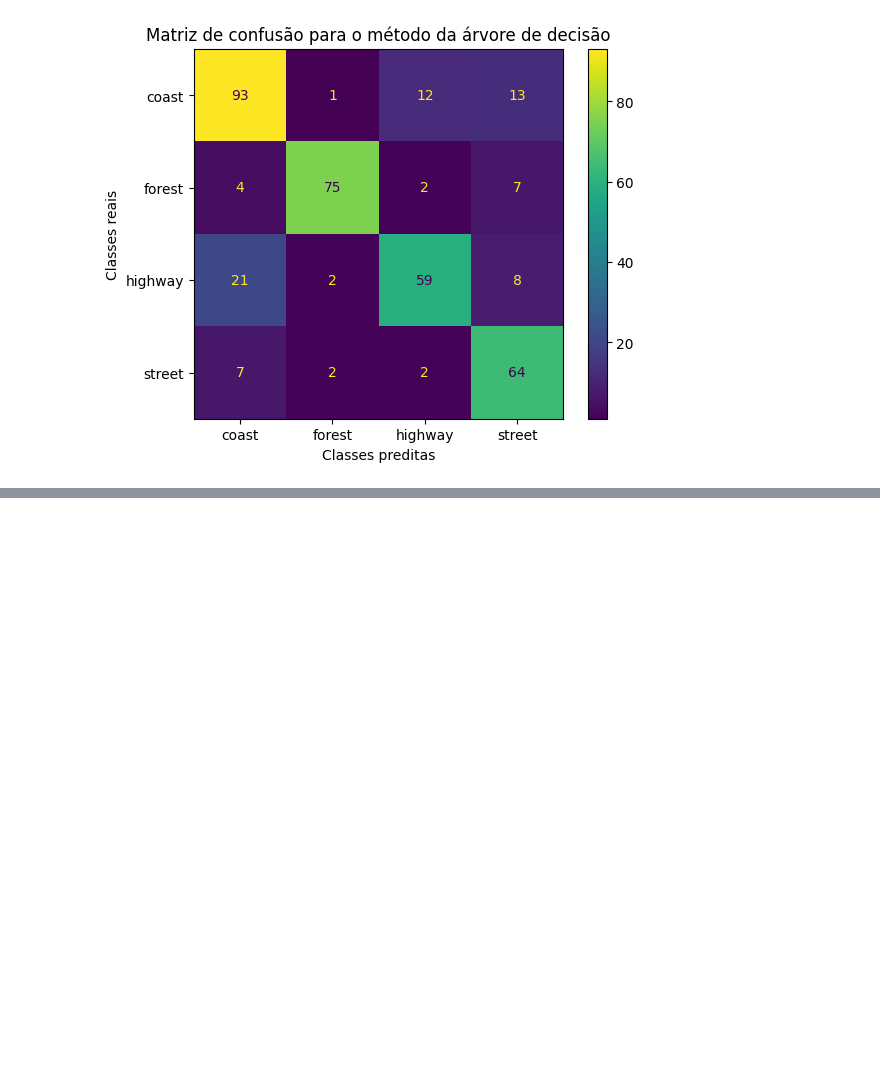
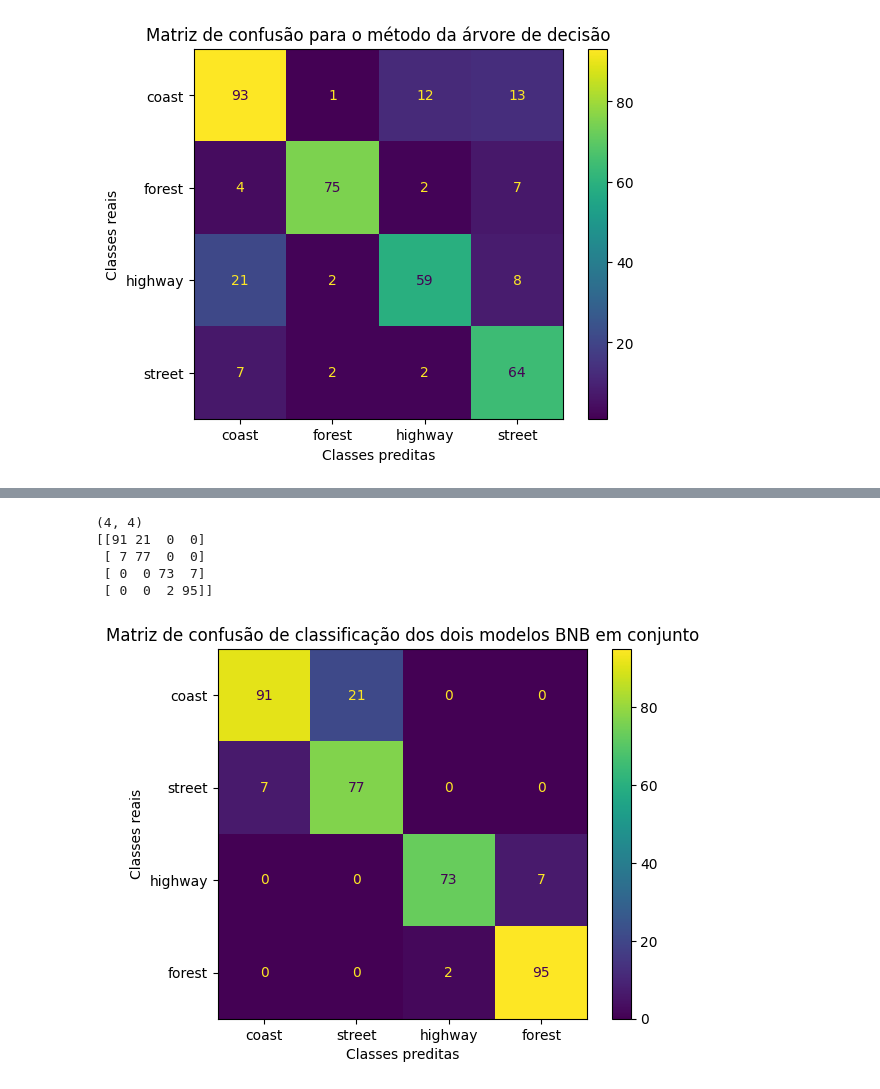
Before and after one commit to callme-ph/MA, a Jupyter notebook: Tarefa_3.ipynb, the cells around one changed output, grey strips where cells are left out. Drawn from its saved outputs; the diff is of its cells as text; code cells hidden in the pictures; blank space fills up the shorter version.

```diff
--- a/Tarefa_3.ipynb
+++ b/Tarefa_3.ipynb
@@ -452,0 +594,23 @@ plt.show()
+# %%
+# Criando uma matriz com zeros para poder colocar as matrizes de confusão dos dois modelos
+cmc = np.zeros((4, 4), dtype=int)
+
+cmc[0:2, 0:2] = cm_cs
+cmc[2:4, 2:4] = cm_hf
+
+print(cmc.shape)
+print(cmc)
+
+cmcd = ConfusionMatrixDisplay(confusion_matrix=cmc, display_labels=['coast', 'street', 'highway', 'forest'])
+cmcd.plot()
+plt.title("Matriz de confusão de classificação dos dois modelos BNB em conjunto")
+plt.ylabel('Classes reais')
+plt.xlabel('Classes preditas')
+plt.show()
+# %% [output]
+(4, 4)
+[[91 21  0  0]
+ [ 7 77  0  0]
+ [ 0  0 73  7]
+ [ 0  0  2 95]]
+[figure, added]
```
Also changed, not shown: parts of 10 cells of this notebook.
